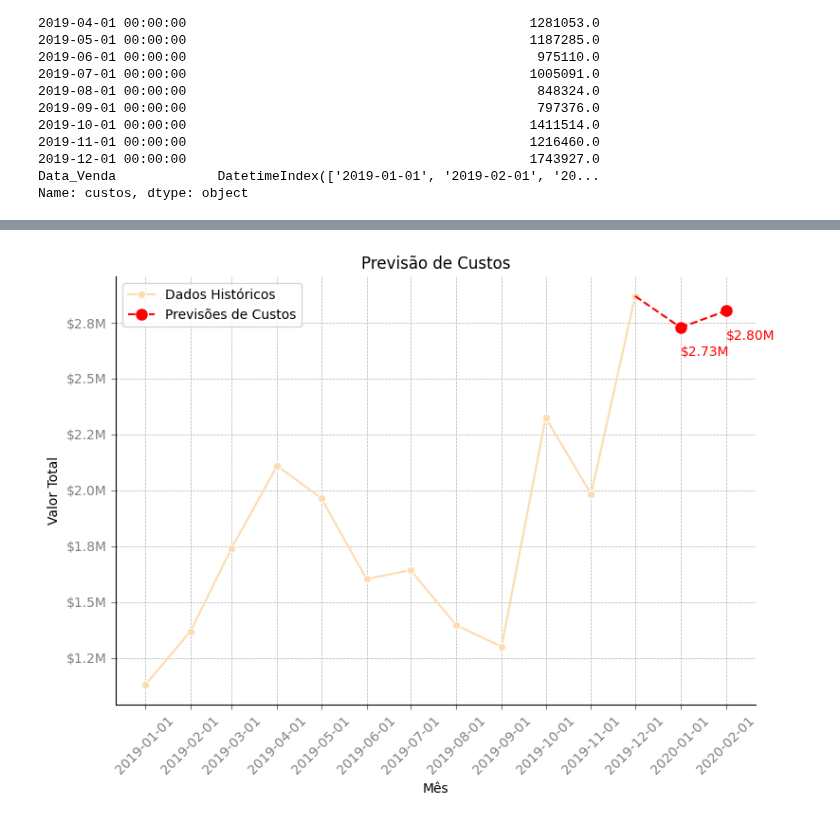
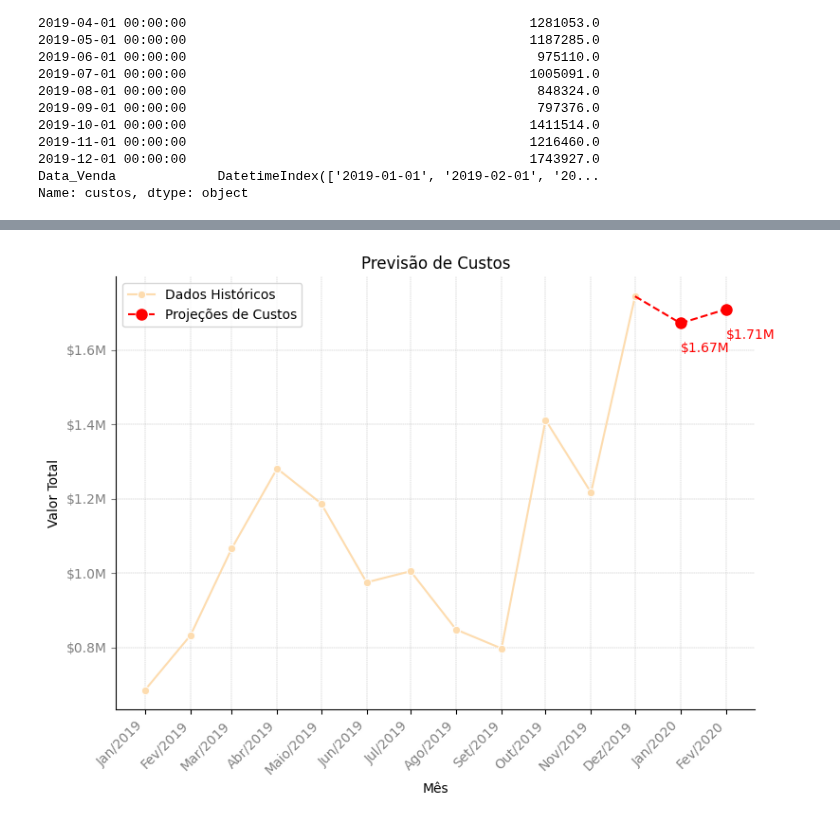
Before and after one commit to alyssonmontovanelli/analise_Previsao_Vendas_varejo, a Jupyter notebook: pre_processamento/Financeiro.ipynb, the cells around one changed output, grey strips where cells are left out. Saved outputs shown, nothing was run; the diff lists cells and outputs as text; code cells hidden in the pictures.

```diff
--- a/pre_processamento/Financeiro.ipynb
+++ b/pre_processamento/Financeiro.ipynb
@@ -149,6 +149,23 @@ Data_Venda
 2019-12-01 00:00:00                                            1743927.0
 Data_Venda             DatetimeIndex(['2019-01-01', '2019-02-01', '20...
 Name: custos, dtype: object
+# %%
+map_data = {
+ '2019-01-01': 'Jan/2019',
+ '2019-02-01': 'Fev/2019',
+ '2019-03-01': 'Mar/2019',
+ '2019-04-01': 'Abr/2019',
+ '2019-05-01': 'Maio/2019',
+ '2019-06-01': 'Jun/2019',
+ '2019-07-01': 'Jul/2019',
+ '2019-08-01': 'Ago/2019',
+ '2019-09-01': 'Set/2019',
+ '2019-10-01': 'Out/2019',
+ '2019-11-01': 'Nov/2019',
+ '2019-12-01': 'Dez/2019',
+ '2020-01-01': 'Jan/2020',
+ '2020-02-01': 'Fev/2020',
+}
 # %%
 def millions_formatter(x, pos):
     return '${:.1f}M'.format(x * 1e-6)
@@ -162,8 +179,8 @@ def preparaDF(df):
 
     sns.lineplot(x=df.index, y=df.values, label='Dados Históricos', marker='o', ax=axs)
 
-    axs.plot(forecast_arima.index, forecast_arima.values, color='red', linestyle='--', label='Previsões de Custos', marker='o', markersize=8)
-    axs.grid(True, which='both', linestyle='--', linewidth=0.5)
+    axs.plot(forecast_arima.index, forecast_arima.values, color='red', linestyle='--', label='Projeções de Custos', marker='o', markersize=8)
+    axs.grid(True, which='both', linestyle='--', linewidth=0.3)
     axs.plot([df.index[-1], forecast_arima.index[0]], [df.values[-1], forecast_arima.values[0]], color='red', linestyle='--')
 
     # Adicionar os valores nos pontos da previsão
@@ -177,9 +194,9 @@ def preparaDF(df):
     axs.yaxis.set_major_formatter(FuncFormatter(millions_formatter))
     axs.legend()
 
+    axs.set_xticks([pd.Timestamp(date) for date in map_data.keys()])
+    axs.set_xticklabels(map_data.values(), rotation=45, ha='right', color='gray')
 
-    axs.set_xticks(pd.date_range(start=df.index[0], end=forecast_arima.index[-1], freq='MS'))
-    axs.tick_params(axis='x', rotation=45, colors='gray')
     axs.tick_params(axis='y', colors='gray')
 
     axs.spines['right'].set_visible(False)
@@ -187,6 +204,3 @@ def preparaDF(df):
 
     plt.tight_layout()
     plt.show()
-
-# Supondo que df seja sua série temporal
-preparaDF(faturamento)
@@ -195,4 +207,4 @@ preparaDF(faturamento)
 # %%
-preparaDF(lucro)
+preparaDF(custos)
 # %% [output]
-[figure, old version]
+[figure, new version]
```
Also changed, not shown: parts of 3 cells of this notebook.
